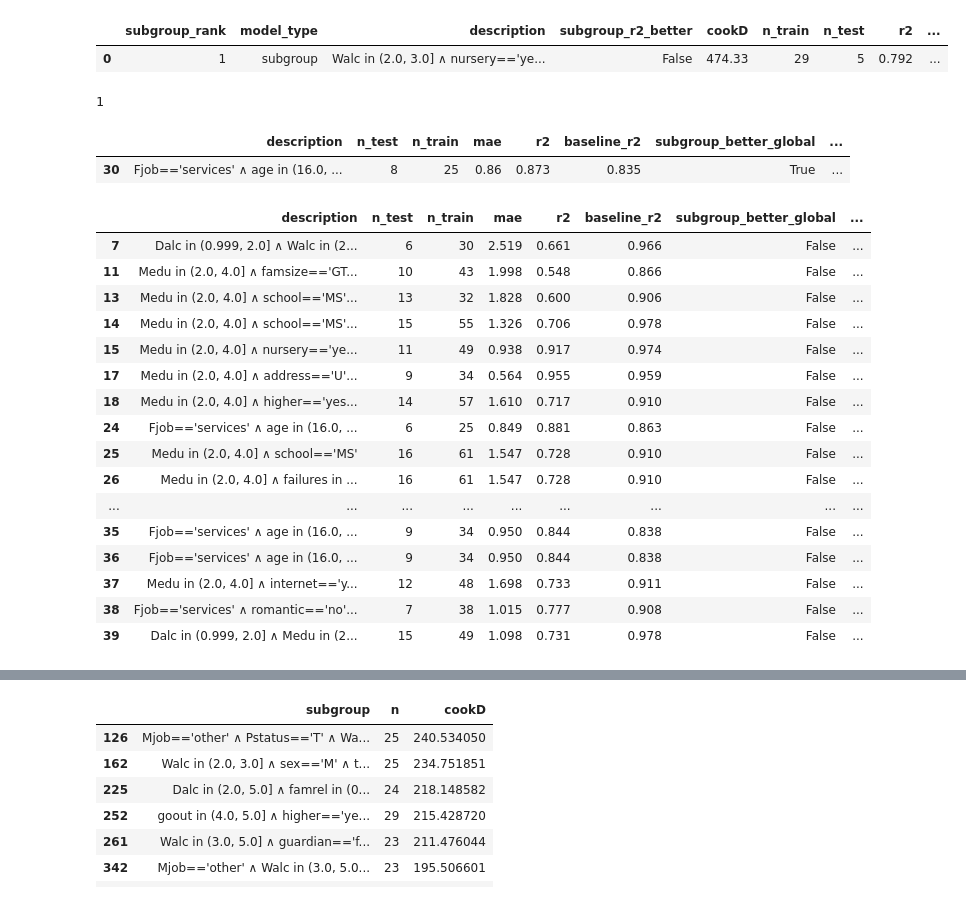
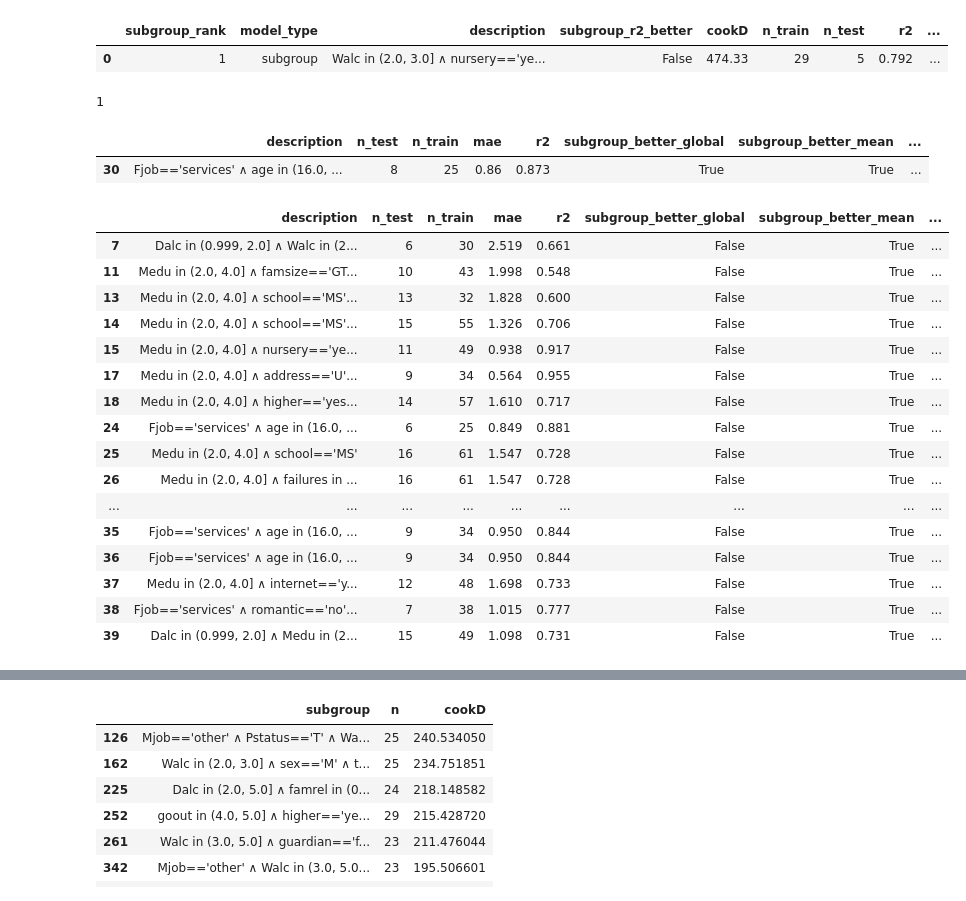
Before and after one commit to TvanGorcum/EMM_Group_4, a Jupyter notebook: results_inspector.ipynb, the cells around one changed output, grey strips where cells are left out. Drawn from its saved outputs; the diff is of its cells as text; code cells hidden in the pictures.

```diff
--- a/results_inspector_public.ipynb
+++ b/results_inspector.ipynb
@@ -80,34 +57,34 @@ df_interest = df_s[ (df_s['subgroup_better_global'] == True) & (df_s['subgroup_b
 print( len(df_interest) )
 # mat = [14, 18, 25, 28, 29, 38, 44, 45, 46]
 # por = [15, 20, 31, 34, 39, 40, 44]
-df_interest[['description', 'n_test', 'n_train','mae', 'r2', 'baseline_r2' ,'subgroup_better_global', 'subgroup_better_mean', 'global_better_mean', 'cookD']]#.head(10)
+df_interest[['description', 'n_test', 'n_train','mae', 'r2', 'subgroup_better_global', 'subgroup_better_mean', 'global_better_mean', 'cookD']]#.head(10)
 # %% [output]
 1
-|  | description | n_test | n_train | mae | r2 | baseline_r2 | subgroup_better_global | ... |
-| 30 | Fjob=='services' ∧ age in (16.0, ... | 8 | 25 | 0.86 | 0.873 | 0.835 | True | ... |
+|  | description | n_test | n_train | mae | r2 | subgroup_better_global | subgroup_better_mean | ... |
+| 30 | Fjob=='services' ∧ age in (16.0, ... | 8 | 25 | 0.86 | 0.873 | True | True | ... |
 # %%
 
 df_top5 = df_s[ (df_s['subgroup_better_global'] == True) | (df_s['subgroup_better_mean'] == True)]#| (df_s['global_better_mean'] == False)]
 
-df_top5[['description', 'n_test', 'n_train', 'mae', 'r2', 'baseline_r2', 'subgroup_better_global', 'subgroup_better_mean', 'global_better_mean', 'cookD']].head(20)
+df_top5[['description', 'n_test', 'n_train', 'mae', 'r2', 'subgroup_better_global', 'subgroup_better_mean', 'global_better_mean', 'cookD']].head(20)
 # %% [output]
-|  | description | n_test | n_train | mae | r2 | baseline_r2 | subgroup_better_global | ... |
-| 7 | Dalc in (0.999, 2.0] ∧ Walc in (2... | 6 | 30 | 2.519 | 0.661 | 0.966 | False | ... |
-| 11 | Medu in (2.0, 4.0] ∧ famsize=='GT... | 10 | 43 | 1.998 | 0.548 | 0.866 | False | ... |
-| 13 | Medu in (2.0, 4.0] ∧ school=='MS'... | 13 | 32 | 1.828 | 0.600 | 0.906 | False | ... |
-| 14 | Medu in (2.0, 4.0] ∧ school=='MS'... | 15 | 55 | 1.326 | 0.706 | 0.978 | False | ... |
-| 15 | Medu in (2.0, 4.0] ∧ nursery=='ye... | 11 | 49 | 0.938 | 0.917 | 0.974 | False | ... |
-| 17 | Medu in (2.0, 4.0] ∧ address=='U'... | 9 | 34 | 0.564 | 0.955 | 0.959 | False | ... |
-| 18 | Medu in (2.0, 4.0] ∧ higher=='yes... | 14 | 57 | 1.610 | 0.717 | 0.910 | False | ... |
-| 24 | Fjob=='services' ∧ age in (16.0, ... | 6 | 25 | 0.849 | 0.881 | 0.863 | False | ... |
-| 25 | Medu in (2.0, 4.0] ∧ school=='MS' | 16 | 61 | 1.547 | 0.728 | 0.910 | False | ... |
-| 26 | Medu in (2.0, 4.0] ∧ failures in ... | 16 | 61 | 1.547 | 0.728 | 0.910 | False | ... |
+|  | description | n_test | n_train | mae | r2 | subgroup_better_global | subgroup_better_mean | ... |
+| 7 | Dalc in (0.999, 2.0] ∧ Walc in (2... | 6 | 30 | 2.519 | 0.661 | False | True | ... |
+| 11 | Medu in (2.0, 4.0] ∧ famsize=='GT... | 10 | 43 | 1.998 | 0.548 | False | True | ... |
+| 13 | Medu in (2.0, 4.0] ∧ school=='MS'... | 13 | 32 | 1.828 | 0.600 | False | True | ... |
+| 14 | Medu in (2.0, 4.0] ∧ school=='MS'... | 15 | 55 | 1.326 | 0.706 | False | True | ... |
+| 15 | Medu in (2.0, 4.0] ∧ nursery=='ye... | 11 | 49 | 0.938 | 0.917 | False | True | ... |
+| 17 | Medu in (2.0, 4.0] ∧ address=='U'... | 9 | 34 | 0.564 | 0.955 | False | True | ... |
+| 18 | Medu in (2.0, 4.0] ∧ higher=='yes... | 14 | 57 | 1.610 | 0.717 | False | True | ... |
+| 24 | Fjob=='services' ∧ age in (16.0, ... | 6 | 25 | 0.849 | 0.881 | False | True | ... |
+| 25 | Medu in (2.0, 4.0] ∧ school=='MS' | 16 | 61 | 1.547 | 0.728 | False | True | ... |
+| 26 | Medu in (2.0, 4.0] ∧ failures in ... | 16 | 61 | 1.547 | 0.728 | False | True | ... |
 | ... | ... | ... | ... | ... | ... | ... | ... | ... |
-| 35 | Fjob=='services' ∧ age in (16.0, ... | 9 | 34 | 0.950 | 0.844 | 0.838 | False | ... |
-| 36 | Fjob=='services' ∧ age in (16.0, ... | 9 | 34 | 0.950 | 0.844 | 0.838 | False | ... |
-| 37 | Medu in (2.0, 4.0] ∧ internet=='y... | 12 | 48 | 1.698 | 0.733 | 0.911 | False | ... |
-| 38 | Fjob=='services' ∧ romantic=='no'... | 7 | 38 | 1.015 | 0.777 | 0.908 | False | ... |
-| 39 | Dalc in (0.999, 2.0] ∧ Medu in (2... | 15 | 49 | 1.098 | 0.731 | 0.978 | False | ... |
+| 35 | Fjob=='services' ∧ age in (16.0, ... | 9 | 34 | 0.950 | 0.844 | False | True | ... |
+| 36 | Fjob=='services' ∧ age in (16.0, ... | 9 | 34 | 0.950 | 0.844 | False | True | ... |
+| 37 | Medu in (2.0, 4.0] ∧ internet=='y... | 12 | 48 | 1.698 | 0.733 | False | True | ... |
+| 38 | Fjob=='services' ∧ romantic=='no'... | 7 | 38 | 1.015 | 0.777 | False | True | ... |
+| 39 | Dalc in (0.999, 2.0] ∧ Medu in (2... | 15 | 49 | 1.098 | 0.731 | False | True | ... |
 # %%
 # Compare individual subgroup against global model
 
```
Also changed, not shown: parts of 1 cell of this notebook.
